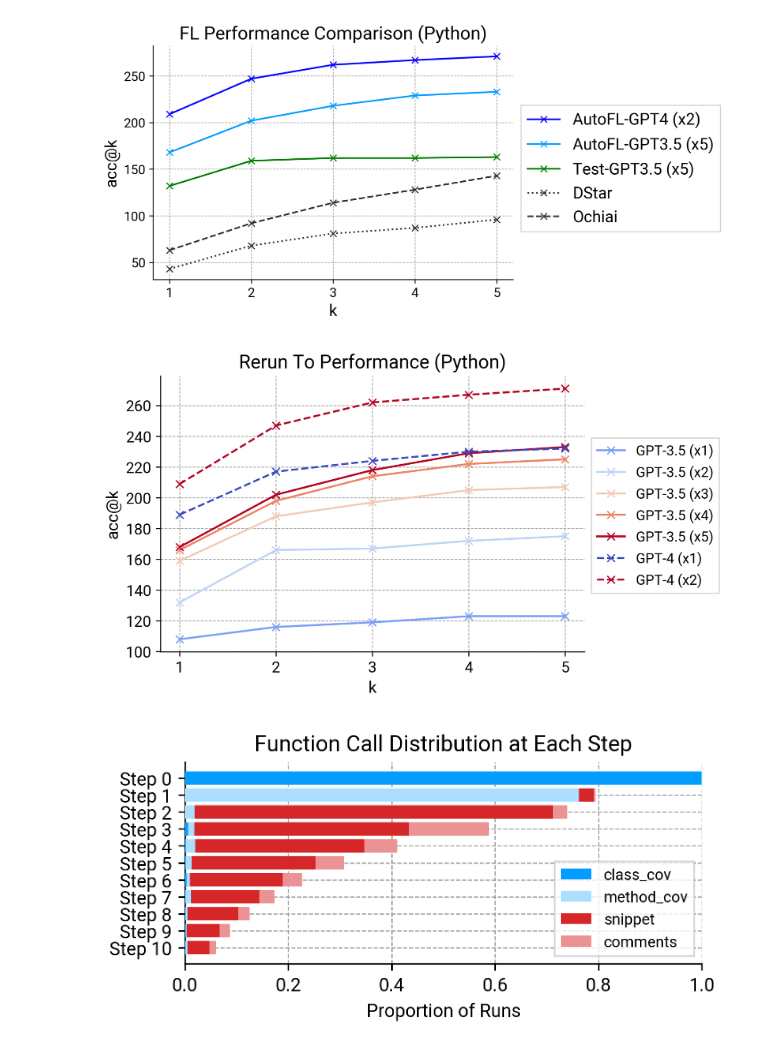
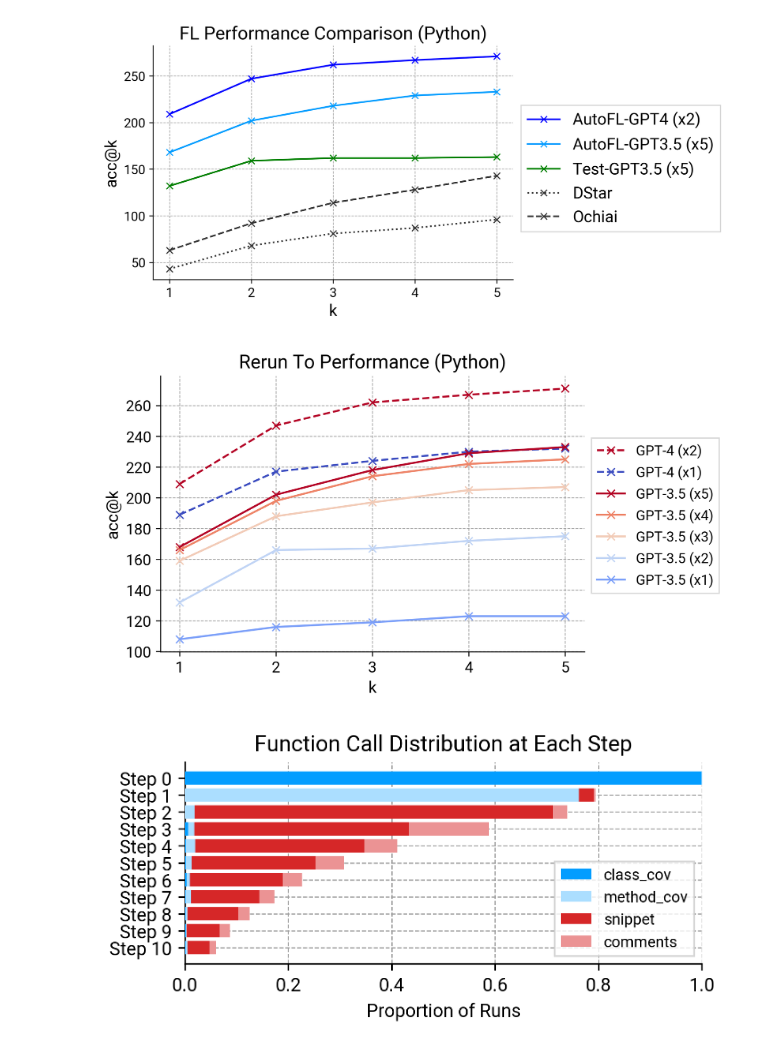
Before and after one commit to coinse/autofl, a Jupyter notebook: notebooks/RQ1_Efficacy.ipynb, the cells around one changed output. Saved outputs shown, nothing was run; the diff lists cells and outputs as text; code cells hidden in the pictures.

Commit message:
flips RQ1 legend label order

```diff
--- a/notebooks/RQ1_Efficacy.ipynb
+++ b/notebooks/RQ1_Efficacy.ipynb
@@ -230,28 +230,29 @@ plt.savefig('figures/RQ1_FLperf_Python.pdf', bbox_inches='tight')
 # %%
 r2perf = {
     r: calc_afl_perf_from_json(f'../combined_fl_results/bip_gpt3_results_R{r}.json', reproduced_bugs)
     for r in range(1, 6)
 }
 gpt4_r2perf = {
     r: calc_afl_perf_from_json(f'../combined_fl_results/bip_gpt4_results_R{r}.json', reproduced_bugs)
     for r in range(1, 3)
 }
-for r, accks in r2perf.items():
+
+for reruns, acc_list in reversed(gpt4_r2perf.items()):
+    temp_color = mpl.cm.get_cmap('coolwarm')((reruns-(1 if reruns == 1 else -1))/max(gpt4_r2perf.keys()))
+    plt.plot(range(1, 6), acc_list[:5], 'x--', color=temp_color, label=f'GPT-4 (x{reruns})')
+for r, accks in reversed(r2perf.items()):
     temp_color = mpl.cm.get_cmap('coolwarm')(r/max(r2perf.keys()))
     plt.plot(range(1, 6), accks, 'x-', color=temp_color, label=f'GPT-3.5 (x{r})')
-for reruns, acc_list in gpt4_r2perf.items():
-    temp_color = mpl.cm.get_cmap('coolwarm')((reruns-(1 if reruns == 1 else -1))/max(gpt4_r2perf.keys()))
-    plt.plot(range(1, 6), acc_list[:5], 'x--', color=temp_color, label=f'GPT-4 (x{reruns})')
 
 plt.legend(bbox_to_anchor=(1, 0.8), fontsize=11)
 plt.title('Rerun To Performance (Python)', fontsize=15)
 plt.xlabel('k', fontsize=13)
 plt.ylabel('acc@k', fontsize=13)
 plt.xticks(range(1, 6), fontsize=12)
 plt.yticks(fontsize=12)
 plt.savefig('figures/RQ1_rerun_performance_python.pdf', bbox_inches='tight')
 # %% [output]
-[figure, old version]
+[figure, new version]
 # %%
 MAX_STEPS = 11
 # %%
```
